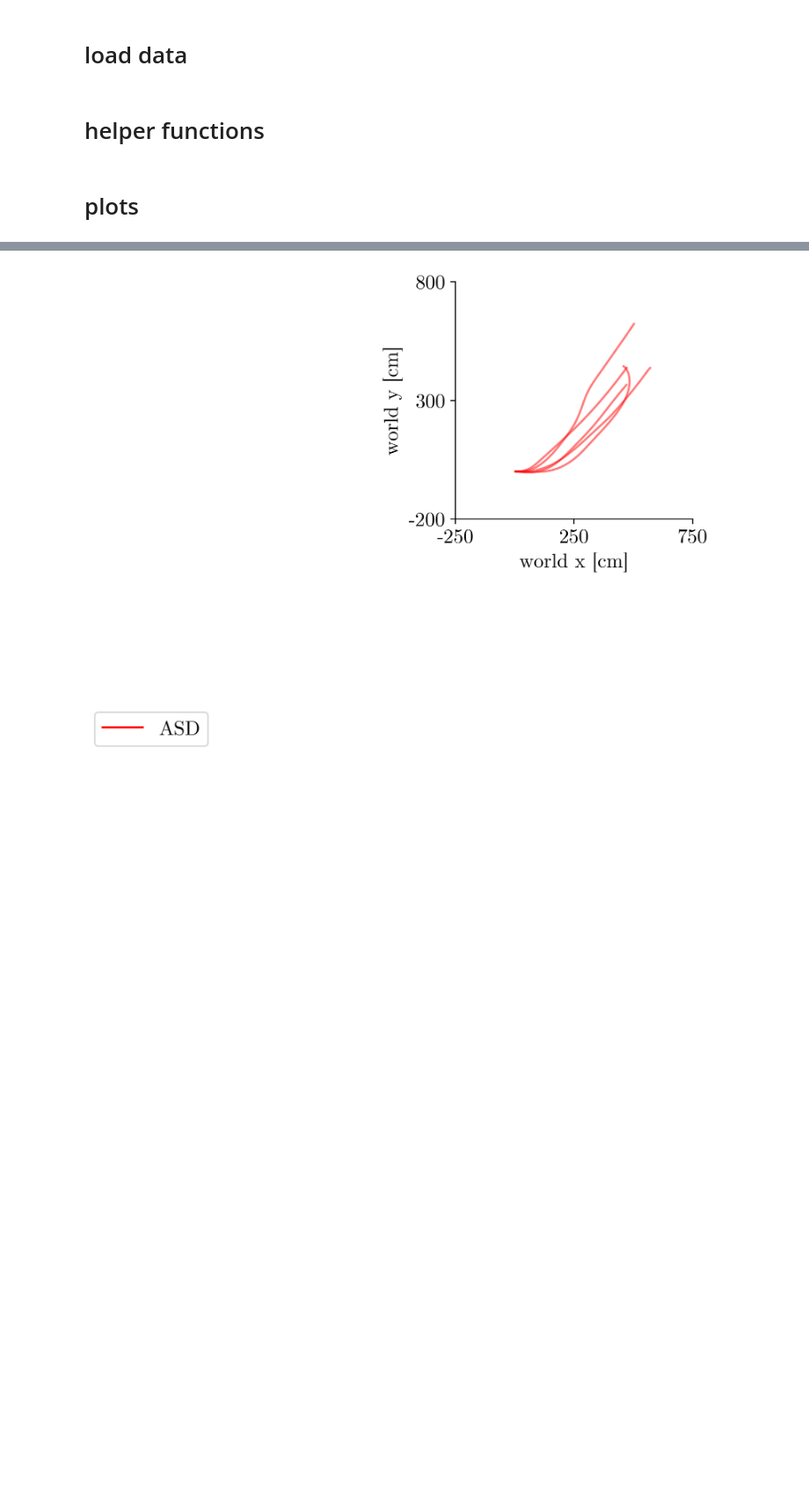
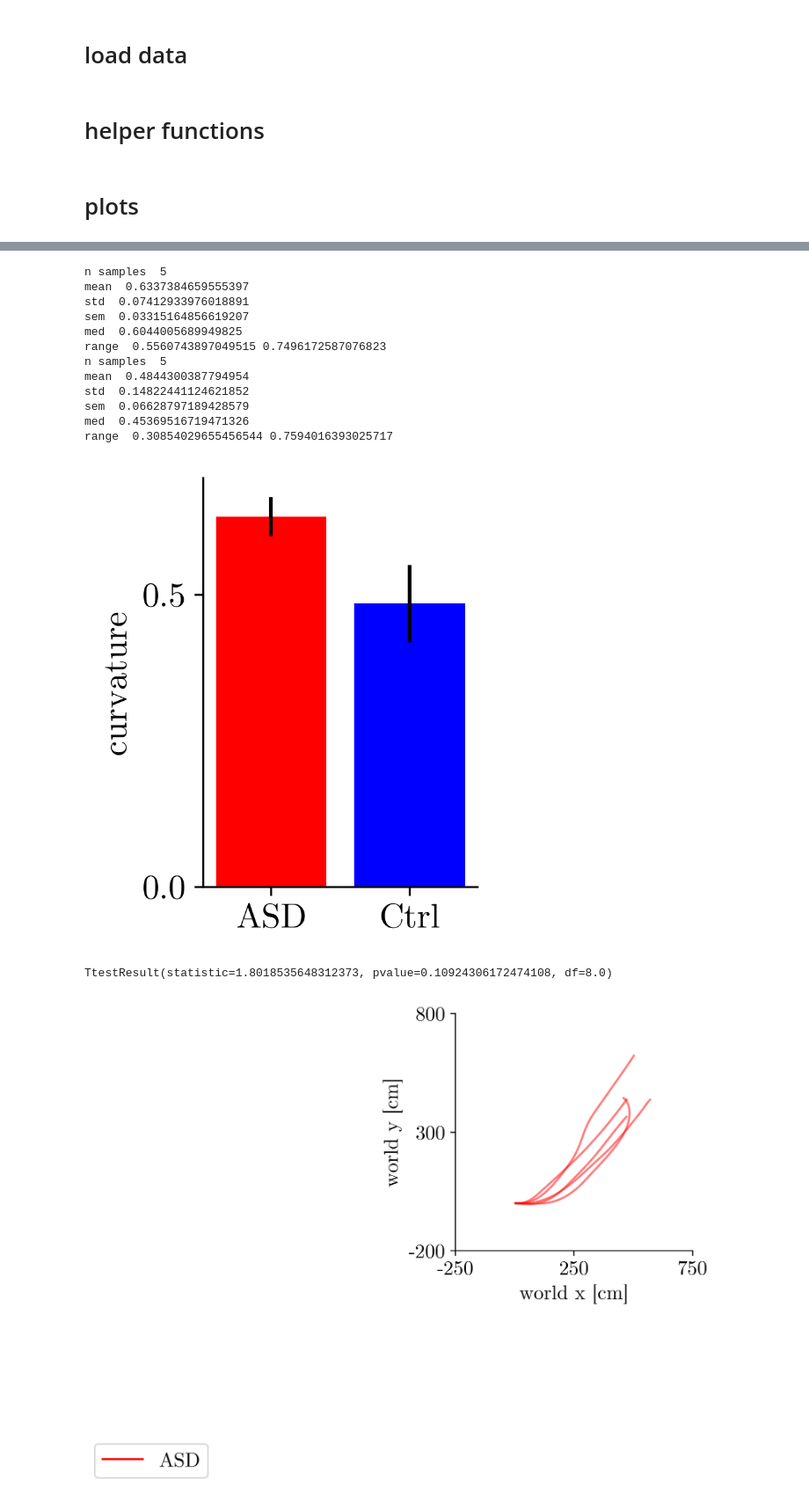
Before and after one commit to yizhoucc/firefly_plots, a Jupyter notebook: curvature.ipynb, the cells around one changed output, grey strips where cells are left out. Shown at 88% size. Saved outputs shown, nothing was run; the diff lists cells and outputs as text; code cells hidden in the pictures; blank space fills up the shorter version.

```diff
--- a/curvature.ipynb
+++ b/curvature.ipynb
@@ -103,7 +103,7 @@ def curvature_data_hist(adata,hdata, labels=['ASD','NT'],color=['r','b'],eval=cu
     # plot hist
     with initiate_plot(2, 3,300) as fig:
         ax=fig.add_subplot(111)
-        ax.bar([1,2],[np.mean(ares),np.mean(hres)], yerr=[np.std(ares),np.std(hres)],color=color)
+        ax.bar([1,2],[np.mean(ares),np.mean(hres)], yerr=[np.std(ares)/np.sqrt(len(ares)),np.std(hres)/np.sqrt(len(hres))],color=color)
         ax.set_xticks([1,2])
         ax.set_xticklabels(labels)
         ax.set_ylabel('curvature')
@@ -196,0 +200,24 @@ TtestResult(statistic=1.638359559481873, pvalue=0.13998021286276374, df=8.0)
+# %%
+
+# use math curvature calculation
+ax=curvature_data_hist((astates,aactions,atasks,aindls),(hstates,hactions,htasks,hindls), labels=['ASD','Ctrl'],eval=curvature_math)
+
+# test stats
+ares=curvature_data([astates[i] for i in aindls],[aactions[i] for i in aindls], state_eval=curvature_math, action_eval=None)
+hres=curvature_data([hstates[i] for i in aindls],[hactions[i] for i in hindls], state_eval=curvature_math, action_eval=None)
+stats.ttest_ind(ares, hres)
+# %% [output]
+n samples  5
+mean  0.6337384659555397
+std  0.07412933976018891
+sem  0.03315164856619207
+med  0.6044005689949825
+range  0.5560743897049515 0.7496172587076823
+n samples  5
+mean  0.4844300387794954
+std  0.14822441124621852
+sem  0.06628797189428579
+med  0.45369516719471326
+range  0.30854029655456544 0.7594016393025717
+[figure, added]
+TtestResult(statistic=1.8018535648312373, pvalue=0.10924306172474108, df=8.0)
```
Also changed, not shown: parts of 7 cells of this notebook, 8 other files.
